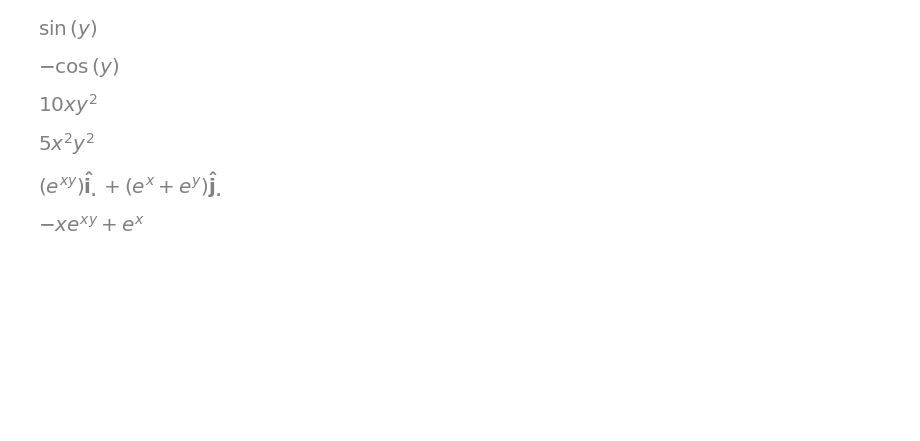
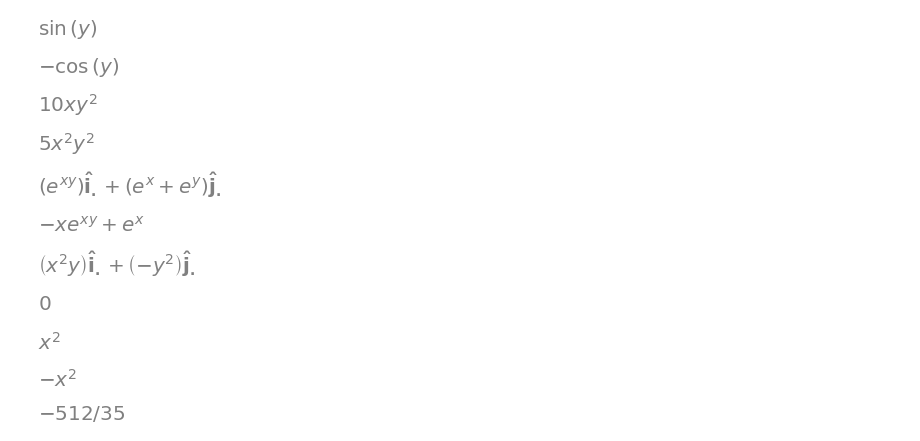
Before and after one commit to jet-c-21/MyMathLab, a Jupyter notebook: MultivarCal/26. Green's Theorem.ipynb, the cells around one changed output. Drawn from its saved outputs; the diff is of its cells as text; code cells hidden in the pictures; blank space fills up the shorter version.

```diff
--- a/MultivarCal/26. Green's Theorem.ipynb
+++ b/MultivarCal/26. Green's Theorem.ipynb
@@ -96,3 +95,26 @@ integrand
 # %% [output]
 [figure]
 [figure]
+# %%
+C = CoordSys3D('.')
+vf = (x**2 * y) * C.i + (-y**2) * C.j
+vf
+
+Q = vf.coeff(C.j)
+Q_dx = Q.diff(x)
+Q_dx
+
+P = vf.coeff(C.i)
+P_dy = P.diff(y)
+P_dy
+
+integrand = Q_dx - P_dy
+integrand
+
+integrand.integrate( (y, ((x**2-4)*(x**2-1)), 4-x**2), (x, -2, 2) )
+# %% [output]
+[figure, added]
+[figure, added]
+[figure, added]
+[figure, added]
+[figure, added]
```
Also changed, not shown: parts of 5 cells of this notebook, 1 other file.
